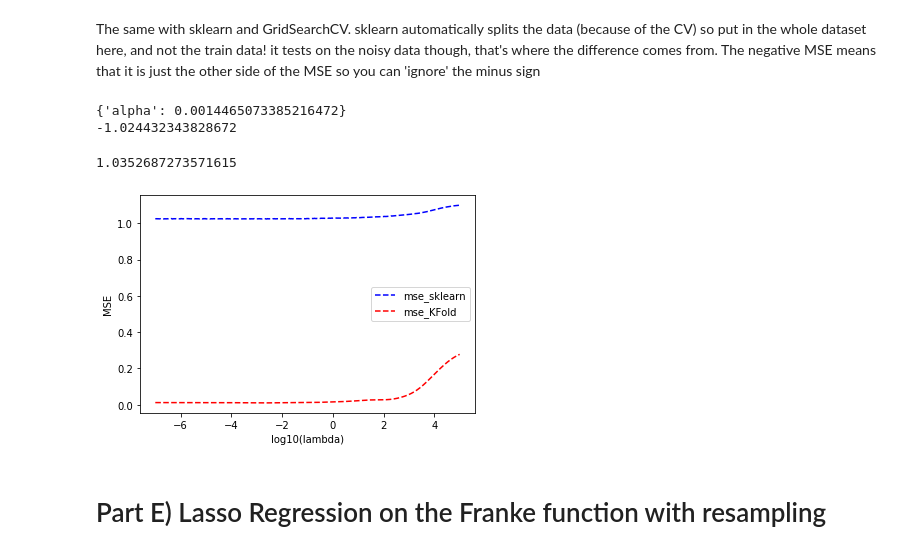
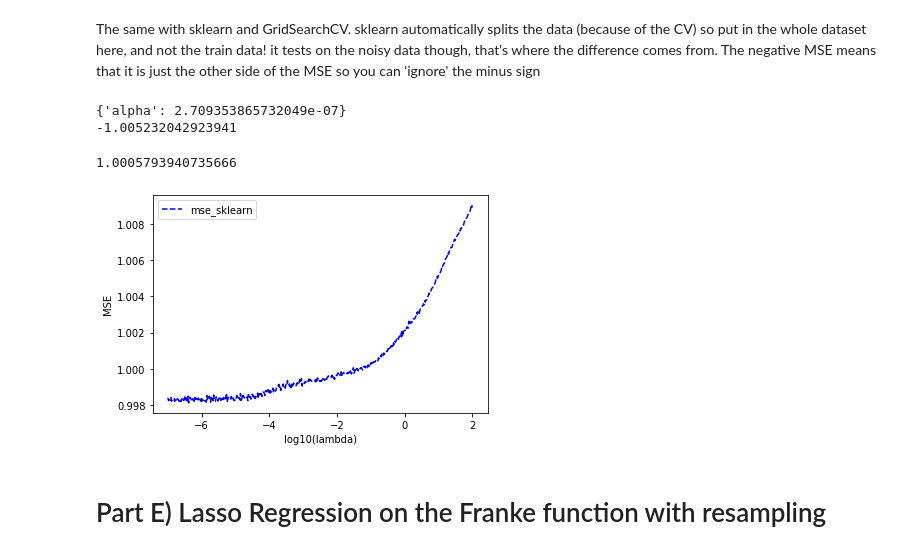
Before and after one commit to jolyndev/FYS-STK4155, a Jupyter notebook: Project1a-restructured.ipynb, the cells around one changed output. Drawn from its saved outputs; the diff is of its cells as text; code cells hidden in the pictures.

```diff
--- a/Project1a-restructured.ipynb
+++ b/Project1a-restructured.ipynb
@@ -277,9 +372,0 @@ First split the dataset in training data and test data
-# %%
-X_train, X_test, z_train, z_test, z_true_train, z_true_test = train_test_split(X, z_1, z_true, test_size=0.2)
-
-# Get the new model from the training data
-beta2 = np.linalg.inv(X_train.T.dot(X_train)).dot(X_train.T).dot(z_train)
-ztilde1 = X_train @ beta2
-
-# And the predictions for the test data
-zpredict = X_test @ beta2
@@ -517,12 +487,13 @@ R2 Ridge: 0.9433911358813973
 The ridge regression for different lambdas, to find out which lambda is best
 # %%
 nlambdas = 500
-lambdas = np.logspace(-7, 5, nlambdas)
+lambdas = np.logspace(-10, 2, nlambdas)
 
 k = 10
 kfold = KFold(n_splits = k, shuffle=True)
 
 mse_scores_KFold = np.zeros((nlambdas, k))
+#mse_scores_KFold_truedata = np.zeros((nlambdas, k))
 r2_scores_KFold = np.zeros((nlambdas, k))
 
 i = 0
@@ -532,20 +503,22 @@ for lmb in lambdas:
     for train_inds, test_inds in kfold.split(x):
         Xtrain_r = X[train_inds]
         ztrain_r = z_1[train_inds]
+        #ztrue_train_r = z_true[train_inds]
 
         Xtest_r = X[test_inds]
-        ztest_r = z_true[test_inds]
+        ztest_r = z_1[test_inds]
+        #ztrue_test_r = z_true[test_inds]
 
         zpred_r = Xtest_r @ betaridge1
 
         mse_scores_KFold[i,j] = np.sum((zpred_r - ztest_r)**2)/np.size(zpred_r)
-        #r2_scores_KFold[i,j] = 1 - np.sum((ztest_r - zpred_r) ** 2) / np.sum((ztest_r - np.mean(zpred_r)) ** 2)
+        #mse_scores_KFold_truedata[i,j] = np.sum((zpred_r - ztrue_test_r)**2)/np.size(zpred_r)
 
         j += 1
     i += 1
 
 estimated_mse_KFold = np.mean(mse_scores_KFold, axis = 1)
-#estimated_r2_KFold = np.mean(r2_scores_KFold, axis = 1)
+#estimated_mse_KFold_truedata = np.mean(mse_scores_KFold, axis = 1)
 # %%
 plt.figure()
 
@@ -563,7 +537,7 @@ sklearn automatically splits the data (because of the CV) so put in the whole da
 # %%
 param_grid = {'alpha': lambdas}
 
-ridge = Ridge()
+ridge = skl.Ridge()
 
 ridge_regressor = GridSearchCV(ridge, param_grid, scoring='neg_mean_squared_error', cv=kfold)
 ridge_regressor.fit(X, z_1)
@@ -571,11 +545,11 @@ ridge_regressor.fit(X, z_1)
 print(ridge_regressor.best_params_)
 print(ridge_regressor.best_score_)
 # %% [output]
-{'alpha': 0.0014465073385216472}
--1.024432343828672
+{'alpha': 2.709353865732049e-07}
+-1.005232042923941
 # %%
 nlambdas = 500
-lambdas = np.logspace(-7, 5, nlambdas)
+lambdas = np.logspace(-7, 2, nlambdas)
 
 k = 10
 kfold = KFold(n_splits = k, shuffle=True)
@@ -584,7 +558,7 @@ estimated_mse_sklearn = np.zeros(nlambdas)
 
 i = 0
 for lmb in lambdas:
-    ridge = Ridge(alpha = lmb)
+    ridge = skl.Ridge(alpha = lmb)
 
     estimated_mse_folds = cross_val_score(ridge, X, z_1, scoring='neg_mean_squared_error', cv=kfold)
     estimated_mse_sklearn[i] = np.mean(-estimated_mse_folds)
@@ -592,19 +566,19 @@ for lmb in lambdas:
 
 print(np.mean(estimated_mse_sklearn))
 # %% [output]
-1.0352687273571615
+1.0005793940735666
 # %%
 plt.figure()
 
 plt.plot(np.log10(lambdas), estimated_mse_sklearn, 'b--', label = 'mse_sklearn')
-plt.plot(np.log10(lambdas), estimated_mse_KFold, 'r--', label = 'mse_KFold')
+#plt.plot(np.log10(lambdas), estimated_mse_KFold, 'r--', label = 'mse_KFold')
 
 plt.xlabel('log10(lambda)')
 plt.ylabel('MSE')
 plt.legend()
 plt.show()
 # %% [output]
-[figure, old version]
+[figure, new version]
 # %% [markdown]
 # Part E) Lasso Regression on the Franke function with resampling
 # %% [markdown]
```
Also changed, not shown: parts of 42 cells of this notebook.
